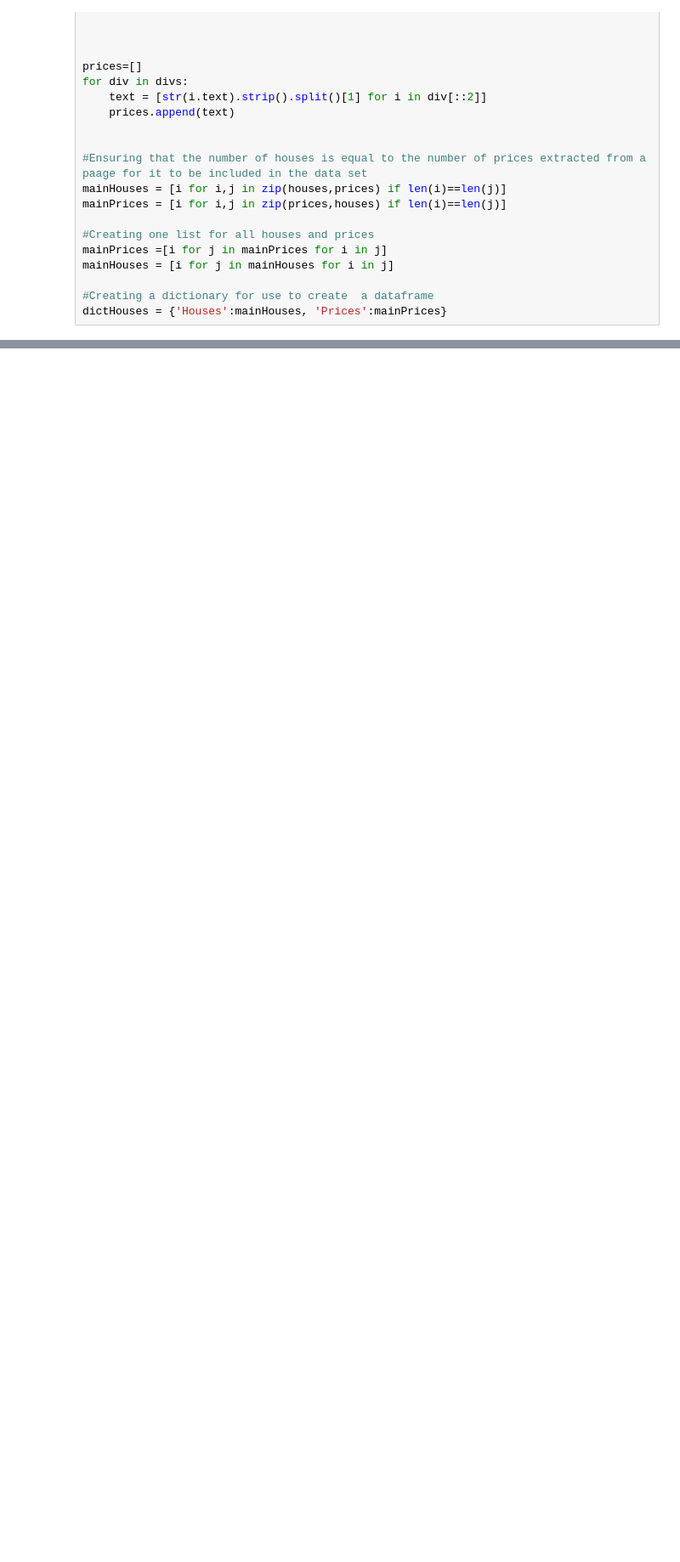
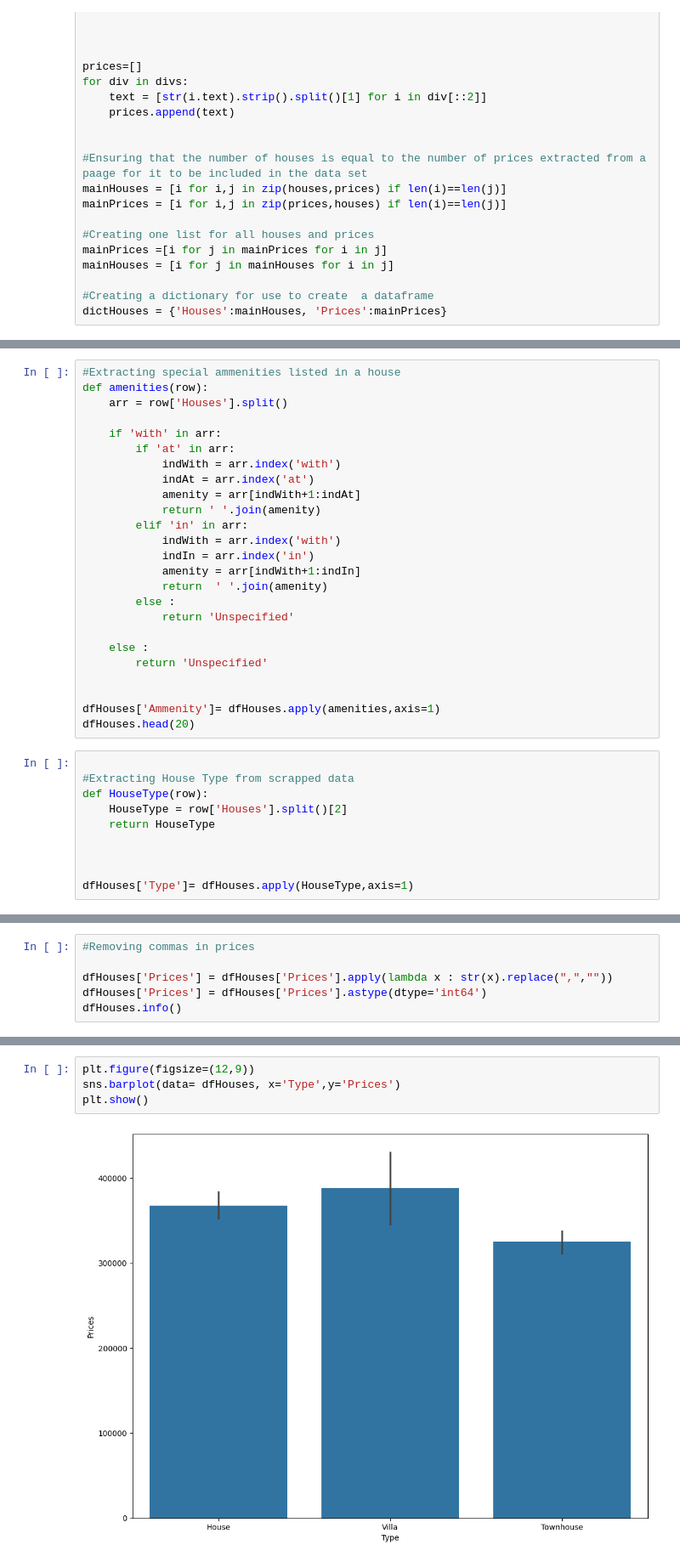
Before and after one commit to JaqenIzo/Rental_Houses_Website_Web-_Scraping_Analysis, a Jupyter notebook: Rentals/main.ipynb, the cells around one changed output, grey strips where cells are left out. Shown: that part at 85% size. Drawn from its saved outputs; the diff is of its cells as text; blank space fills up the shorter version.

```diff
--- a/Rentals/main.ipynb
+++ b/Rentals/main.ipynb
@@ -137,0 +143,35 @@ dfHouses.head(12)
+# %%
+#Extracting special ammenities listed in a house
+def amenities(row):
+    arr = row['Houses'].split()
+
+    if 'with' in arr:
+        if 'at' in arr:
+            indWith = arr.index('with')
+            indAt = arr.index('at')
+            amenity = arr[indWith+1:indAt]
+            return ' '.join(amenity)
+        elif 'in' in arr:
+            indWith = arr.index('with')
+            indIn = arr.index('in')
+            amenity = arr[indWith+1:indIn]
+            return  ' '.join(amenity)
+        else :
+            return 'Unspecified'
+
+    else :
+        return 'Unspecified'
+
+
+dfHouses['Ammenity']= dfHouses.apply(amenities,axis=1)
+dfHouses.head(20)
+# %%
+
+#Extracting House Type from scrapped data
+def HouseType(row):
+    HouseType = row['Houses'].split()[2]
+    return HouseType
+
+
+
+dfHouses['Type']= dfHouses.apply(HouseType,axis=1)
@@ -137,0 +192,6 @@ dfHouses.head(12)
+# %%
+#Removing commas in prices
+
+dfHouses['Prices'] = dfHouses['Prices'].apply(lambda x : str(x).replace(",",""))
+dfHouses['Prices'] = dfHouses['Prices'].astype(dtype='int64')
+dfHouses.info()
@@ -150,0 +237,6 @@ plt.show()
+# %%
+plt.figure(figsize=(12,9))
+sns.barplot(data= dfHouses, x='Type',y='Prices')
+plt.show()
+# %% [output]
+[figure, added]
```
Also changed, not shown: parts of 9 cells of this notebook, 3 other files.
